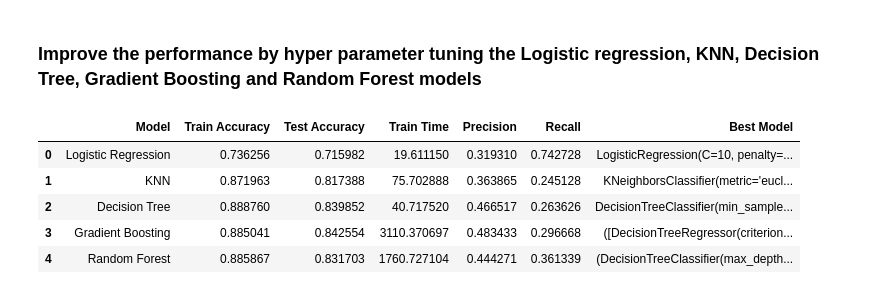
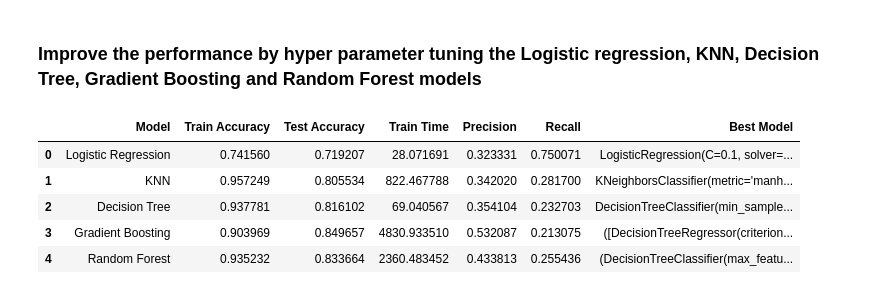
Before and after one commit to hegdesan-us/final_project, a Jupyter notebook: Final_Capstone.ipynb, the cells around one changed output. Saved outputs shown, nothing was run; the diff lists cells and outputs as text; code cells hidden in the pictures.

```diff
--- a/Final_Capstone.ipynb
+++ b/Final_Capstone.ipynb
@@ -508,11 +507,11 @@ Name: count, dtype: int64
 # standardizing features by removing the mean and scaling to unit variance.
 
 # Initialize StandardScaler
-# scaler = StandardScaler()
+scaler = StandardScaler()
 
 # Fit and transform the training data
-#X_train_scaled = scaler.fit_transform(X_train_resampled)
+X_train_scaled = scaler.fit_transform(X_train_resampled)
 
 # Transform the test data using the same scaler
-#X_test_scaled = scaler.transform(X_test)
+X_test_scaled = scaler.transform(X_test)
 # %% [markdown]
@@ -520,24 +519,24 @@ Note :  As most of the feratures are binary in nature, Standardizing the feature
 # %% [markdown]
 ### feature selection using lasso and select top 5 features
 # %%
-#  do the feature selection using lasso and select top 10 features
+#  do the feature selection using Ridge and select top 10 features
 
-from sklearn.linear_model import Lasso
+from sklearn.linear_model import Ridge
 
 # Initialize Lasso model with alpha (regularization strength)
-lasso = Lasso(alpha=0.01)  # You might need to tune alpha
+ridge = Ridge()  # You might need to tune alpha
 
 # Fit the Lasso model to the scaled training data
 # Uncomment the below incase standardization of features needed
-#lasso.fit(X_train_scaled, y_train_resampled)
-lasso.fit(X_train_resampled, y_train_resampled)
+ridge.fit(X_train_scaled, y_train_resampled)
+#lasso.fit(X_train_resampled, y_train_resampled)
 
 # Get feature importances (coefficients)
-feature_importances = np.abs(lasso.coef_)
+feature_importances = np.abs(ridge.coef_)
 
 # Get indices of top 10 features
 # Note: Tried with 1o features but top 5 features were very prominent
-top_10_indices = np.argsort(feature_importances)[::-1][:5]  # Sort in descending order
+top_10_indices = np.argsort(feature_importances)[::-1][:10]  # Sort in descending order
 
 # Get names of top 10 features
 top_10_features = X.columns[top_10_indices]
@@ -663,36 +657,36 @@ param_grids = {
         'max_depth': [None, 10, 20],
         'min_samples_split': [2, 5, 10]
     }
 }
 
 results = []
 
 for model_name, model in models.items():
     # Hyperparameter tuning using GridSearchCV
     grid_search = GridSearchCV(model, param_grids[model_name], cv=5, scoring='accuracy')
     start_time = time.time()
     grid_search.fit(X_train_selected, y_train_resampled)
     end_time = time.time()
     train_time = end_time - start_time
 
     best_model = grid_search.best_estimator_
 
     y_train_pred = best_model.predict(X_train_selected)
     y_test_pred = best_model.predict(X_test_selected)
 
     train_accuracy = accuracy_score(y_train_resampled, y_train_pred)
     test_accuracy = accuracy_score(y_test, y_test_pred)
     precision = precision_score(y_test, y_test_pred)
     recall = recall_score(y_test, y_test_pred)
 
     results.append([model_name, train_accuracy, test_accuracy, train_time, precision, recall, best_model])
 
 results_df = pd.DataFrame(results, columns=["Model", "Train Accuracy", "Test Accuracy", "Train Time", "Precision", "Recall", "Best Model"])
-results_df
+results_df.head(5)
 # %% [output]
 |  | Model | Train Accuracy | Test Accuracy | Train Time | Precision | Recall | Best Model |
-| 0 | Logistic Regression | 0.736256 | 0.715982 | 19.611150 | 0.319310 | 0.742728 | LogisticRegression(C=10, penalty=... |
-| 1 | KNN | 0.871963 | 0.817388 | 75.702888 | 0.363865 | 0.245128 | KNeighborsClassifier(metric='eucl... |
-| 2 | Decision Tree | 0.888760 | 0.839852 | 40.717520 | 0.466517 | 0.263626 | DecisionTreeClassifier(min_sample... |
-| 3 | Gradient Boosting | 0.885041 | 0.842554 | 3110.370697 | 0.483433 | 0.296668 | ([DecisionTreeRegressor(criterion... |
-| 4 | Random Forest | 0.885867 | 0.831703 | 1760.727104 | 0.444271 | 0.361339 | (DecisionTreeClassifier(max_depth... |
+| 0 | Logistic Regression | 0.741560 | 0.719207 | 28.071691 | 0.323331 | 0.750071 | LogisticRegression(C=0.1, solver=... |
+| 1 | KNN | 0.957249 | 0.805534 | 822.467788 | 0.342020 | 0.281700 | KNeighborsClassifier(metric='manh... |
+| 2 | Decision Tree | 0.937781 | 0.816102 | 69.040567 | 0.354104 | 0.232703 | DecisionTreeClassifier(min_sample... |
+| 3 | Gradient Boosting | 0.903969 | 0.849657 | 4830.933510 | 0.532087 | 0.213075 | ([DecisionTreeRegressor(criterion... |
+| 4 | Random Forest | 0.935232 | 0.833664 | 2360.483452 | 0.433813 | 0.255436 | (DecisionTreeClassifier(max_featu... |
```
Also changed, not shown: parts of 5 cells of this notebook, 6 other files.
